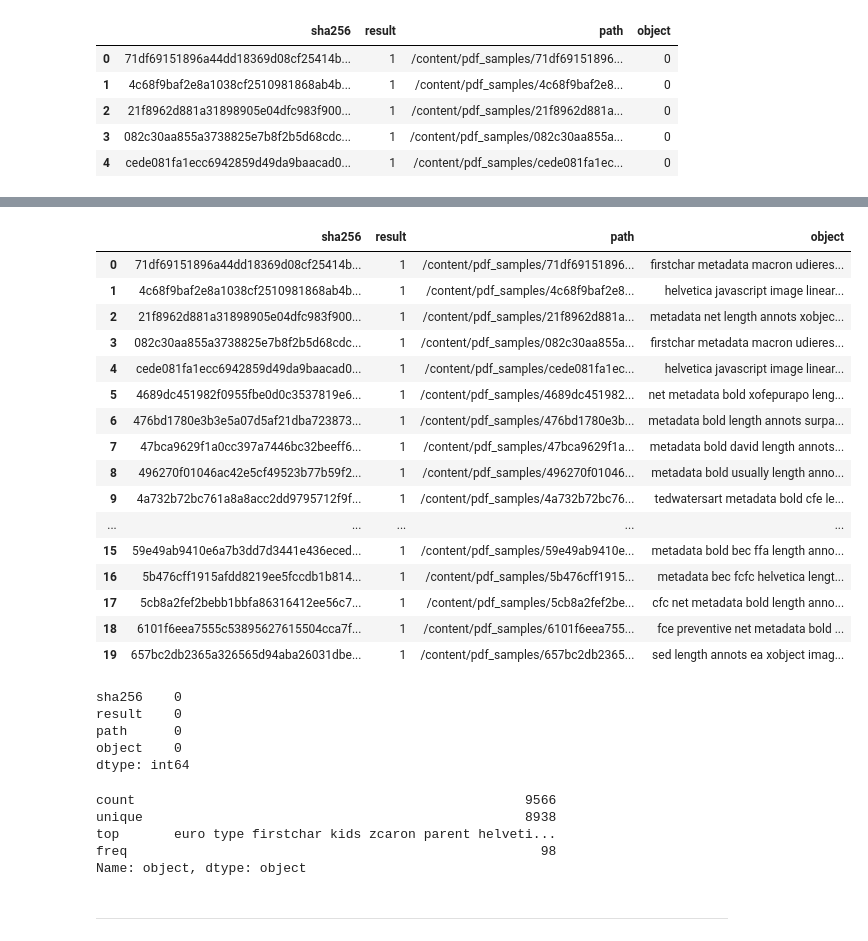
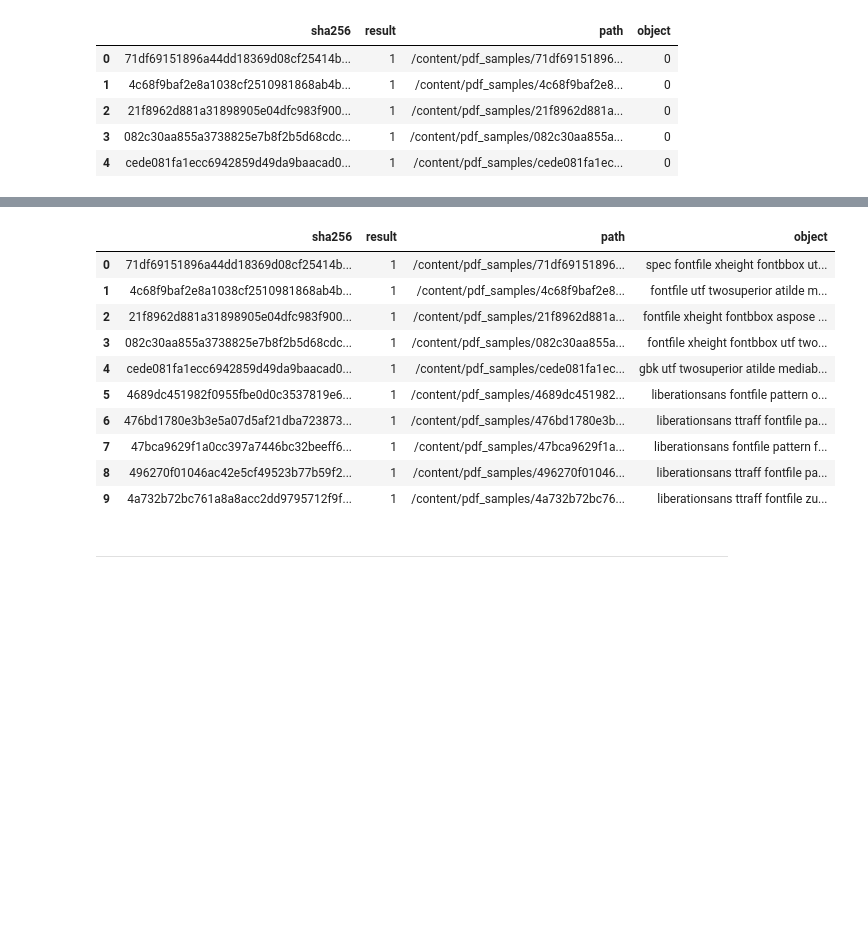
Before and after one commit to khalidpark/project-PDFsecurity, a Jupyter notebook: project6_2(new).ipynb, the cells around one changed output, grey strips where cells are left out. Cells and saved outputs as stored; diff of their text form; code cells hidden in the pictures; blank space fills up the shorter version.

```diff
--- a/project6_2(new).ipynb
+++ b/project6_2(new).ipynb
@@ -454,37 +444,17 @@ mupdf: bad xref
 ... (188 outputs left out)
 # %%
-df.head(20)
+df.head(10)
 # %% [output]
 |  | sha256 | result | path | object |
-| 0 | 71df69151896a44dd18369d08cf25414b... | 1 | /content/pdf_samples/71df69151896... | firstchar metadata macron udieres... |
-| 1 | 4c68f9baf2e8a1038cf2510981868ab4b... | 1 | /content/pdf_samples/4c68f9baf2e8... | helvetica javascript image linear... |
-| 2 | 21f8962d881a31898905e04dfc983f900... | 1 | /content/pdf_samples/21f8962d881a... | metadata net length annots xobjec... |
-| 3 | 082c30aa855a3738825e7b8f2b5d68cdc... | 1 | /content/pdf_samples/082c30aa855a... | firstchar metadata macron udieres... |
-| 4 | cede081fa1ecc6942859d49da9baacad0... | 1 | /content/pdf_samples/cede081fa1ec... | helvetica javascript image linear... |
-| 5 | 4689dc451982f0955fbe0d0c3537819e6... | 1 | /content/pdf_samples/4689dc451982... | net metadata bold xofepurapo leng... |
-| 6 | 476bd1780e3b3e5a07d5af21dba723873... | 1 | /content/pdf_samples/476bd1780e3b... | metadata bold length annots surpa... |
-| 7 | 47bca9629f1a0cc397a7446bc32beeff6... | 1 | /content/pdf_samples/47bca9629f1a... | metadata bold david length annots... |
-| 8 | 496270f01046ac42e5cf49523b77b59f2... | 1 | /content/pdf_samples/496270f01046... | metadata bold usually length anno... |
-| 9 | 4a732b72bc761a8a8acc2dd9795712f9f... | 1 | /content/pdf_samples/4a732b72bc76... | tedwatersart metadata bold cfe le... |
-| ... | ... | ... | ... | ... |
-| 15 | 59e49ab9410e6a7b3dd7d3441e436eced... | 1 | /content/pdf_samples/59e49ab9410e... | metadata bold bec ffa length anno... |
-| 16 | 5b476cff1915afdd8219ee5fccdb1b814... | 1 | /content/pdf_samples/5b476cff1915... | metadata bec fcfc helvetica lengt... |
-| 17 | 5cb8a2fef2bebb1bbfa86316412ee56c7... | 1 | /content/pdf_samples/5cb8a2fef2be... | cfc net metadata bold length anno... |
-| 18 | 6101f6eea7555c53895627615504cca7f... | 1 | /content/pdf_samples/6101f6eea755... | fce preventive net metadata bold ... |
-| 19 | 657bc2db2365a326565d94aba26031dbe... | 1 | /content/pdf_samples/657bc2db2365... | sed length annots ea xobject imag... |
+| 0 | 71df69151896a44dd18369d08cf25414b... | 1 | /content/pdf_samples/71df69151896... | spec fontfile xheight fontbbox ut... |
+| 1 | 4c68f9baf2e8a1038cf2510981868ab4b... | 1 | /content/pdf_samples/4c68f9baf2e8... | fontfile utf twosuperior atilde m... |
+| 2 | 21f8962d881a31898905e04dfc983f900... | 1 | /content/pdf_samples/21f8962d881a... | fontfile xheight fontbbox aspose ... |
+| 3 | 082c30aa855a3738825e7b8f2b5d68cdc... | 1 | /content/pdf_samples/082c30aa855a... | fontfile xheight fontbbox utf two... |
+| 4 | cede081fa1ecc6942859d49da9baacad0... | 1 | /content/pdf_samples/cede081fa1ec... | gbk utf twosuperior atilde mediab... |
+| 5 | 4689dc451982f0955fbe0d0c3537819e6... | 1 | /content/pdf_samples/4689dc451982... | liberationsans fontfile pattern o... |
+| 6 | 476bd1780e3b3e5a07d5af21dba723873... | 1 | /content/pdf_samples/476bd1780e3b... | liberationsans ttraff fontfile pa... |
+| 7 | 47bca9629f1a0cc397a7446bc32beeff6... | 1 | /content/pdf_samples/47bca9629f1a... | liberationsans fontfile pattern f... |
+| 8 | 496270f01046ac42e5cf49523b77b59f2... | 1 | /content/pdf_samples/496270f01046... | liberationsans ttraff fontfile pa... |
+| 9 | 4a732b72bc761a8a8acc2dd9795712f9f... | 1 | /content/pdf_samples/4a732b72bc76... | liberationsans ttraff fontfile zu... |
-# %%
-df.isnull().sum()
-# %% [output]
-sha256    0
-result    0
-path      0
-object    0
-dtype: int64
 # %%
-df['object'].describe()
+#df['object'].describe()
-# %% [output]
-count                                                  9566
-unique                                                 8938
-top       euro type firstchar kids zcaron parent helveti...
-freq                                                     98
-Name: object, dtype: object
```
Also changed, not shown: parts of 79 cells of this notebook.
